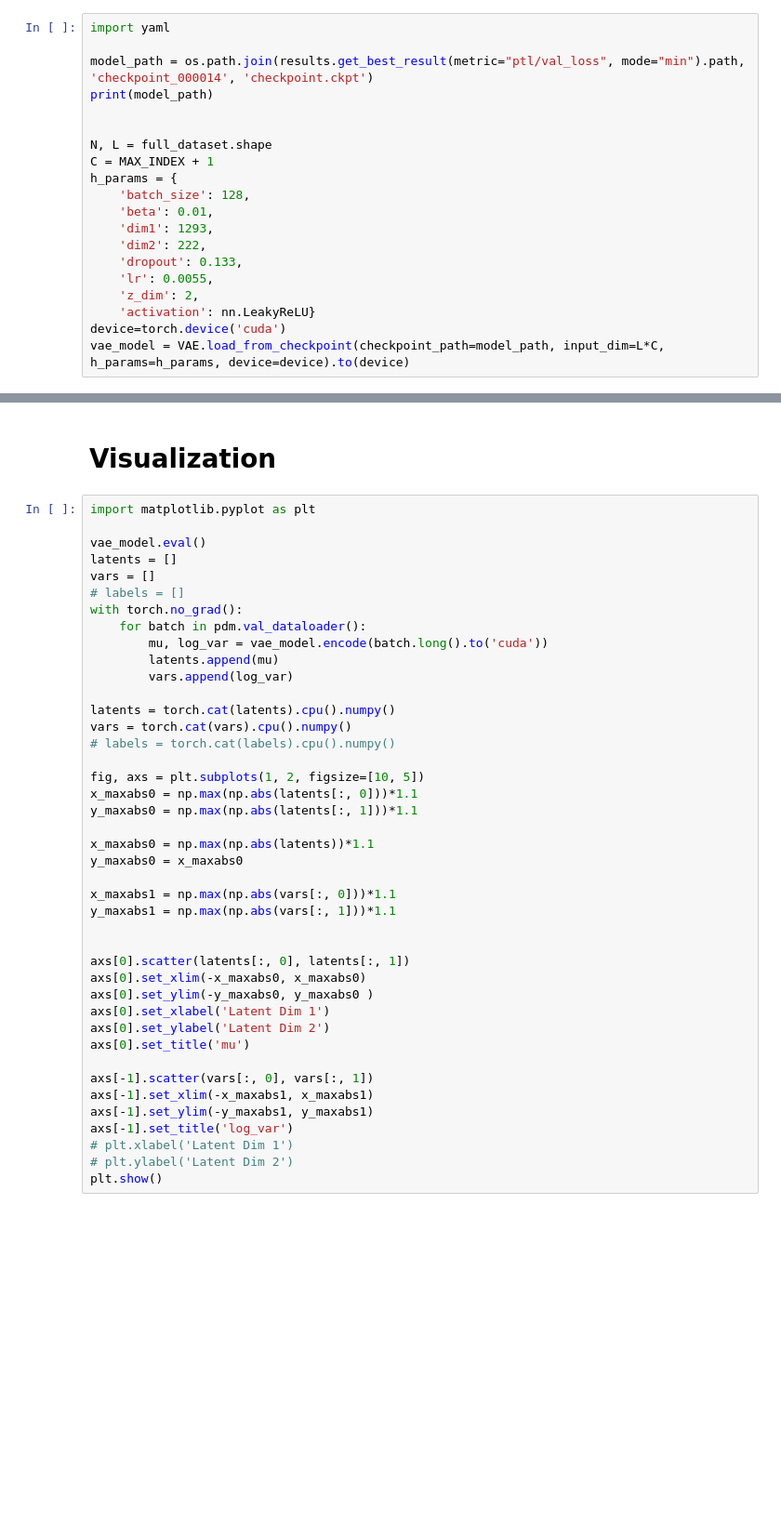
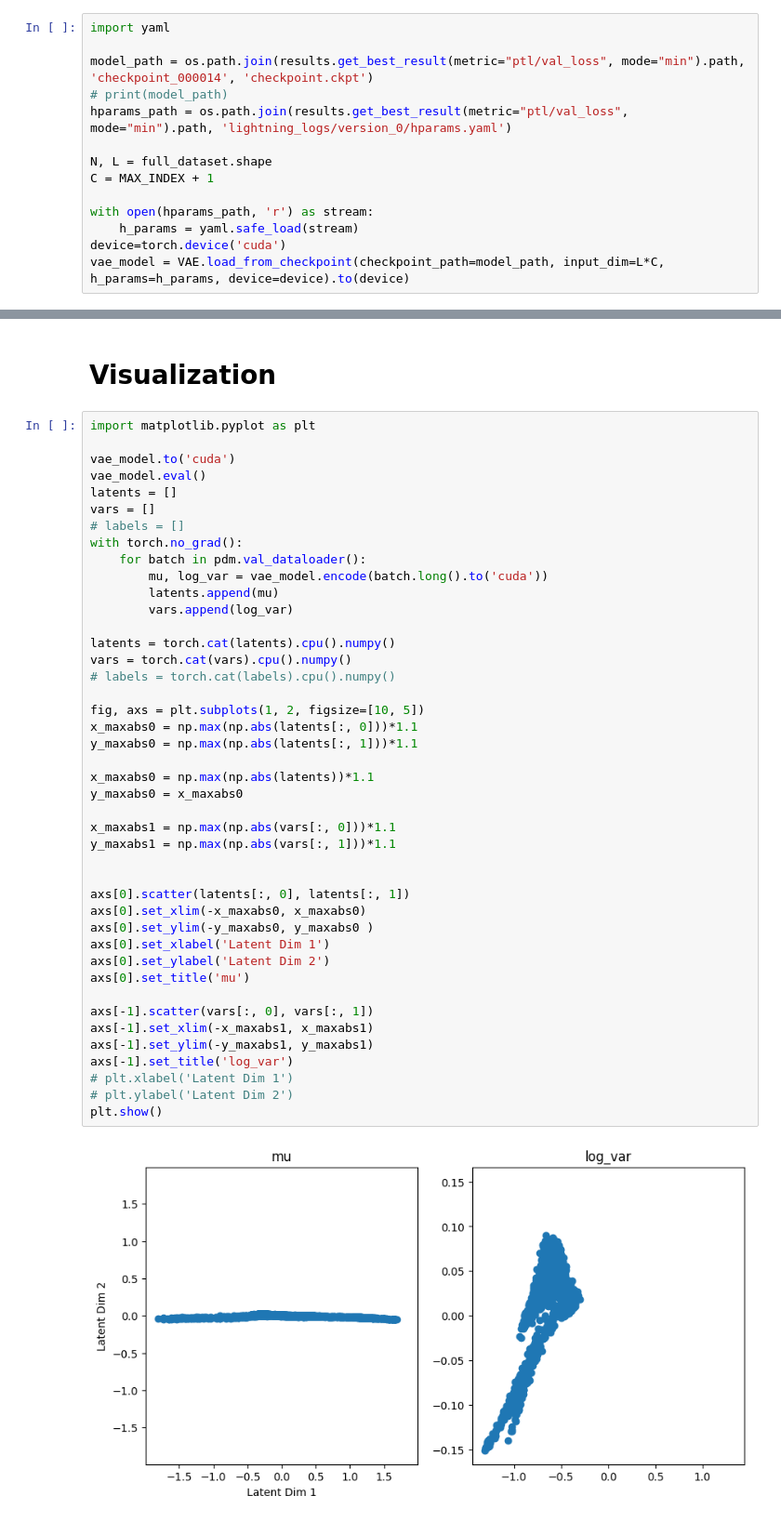
Before and after one commit to MasayukiNagai/ArgonauteAnalysis, a Jupyter notebook: VAE_ProteinFamily.ipynb, the cells around one changed output, grey strips where cells are left out. Shown: that part at 93% size. Saved outputs shown, nothing was run; the diff lists cells and outputs as text; blank space fills up the shorter version.

```diff
--- a/VAE_ProteinFamily.ipynb
+++ b/VAE_ProteinFamily.ipynb
@@ -587,19 +636,13 @@ results.get_best_result(metric="ptl/val_loss", mode="min")
 import yaml
 
 model_path = os.path.join(results.get_best_result(metric="ptl/val_loss", mode="min").path, 'checkpoint_000014', 'checkpoint.ckpt')
-print(model_path)
-
+# print(model_path)
+hparams_path = os.path.join(results.get_best_result(metric="ptl/val_loss", mode="min").path, 'lightning_logs/version_0/hparams.yaml')
 
 N, L = full_dataset.shape
 C = MAX_INDEX + 1
-h_params = {
-    'batch_size': 128,
-    'beta': 0.01,
-    'dim1': 1293,
-    'dim2': 222,
-    'dropout': 0.133,
-    'lr': 0.0055,
-    'z_dim': 2,
-    'activation': nn.LeakyReLU}
+
+with open(hparams_path, 'r') as stream:
+	h_params = yaml.safe_load(stream)
 device=torch.device('cuda')
 vae_model = VAE.load_from_checkpoint(checkpoint_path=model_path, input_dim=L*C, h_params=h_params, device=device).to(device)
@@ -608,6 +662,7 @@ vae_model = VAE.load_from_checkpoint(checkpoint_path=model_path, input_dim=L*C,
 # %%
 import matplotlib.pyplot as plt
 
+vae_model.to('cuda')
 vae_model.eval()
 latents = []
 vars = []
@@ -620,33 +675,35 @@ with torch.no_grad():
 
 latents = torch.cat(latents).cpu().numpy()
 vars = torch.cat(vars).cpu().numpy()
 # labels = torch.cat(labels).cpu().numpy()
 
 fig, axs = plt.subplots(1, 2, figsize=[10, 5])
 x_maxabs0 = np.max(np.abs(latents[:, 0]))*1.1
 y_maxabs0 = np.max(np.abs(latents[:, 1]))*1.1
 
 x_maxabs0 = np.max(np.abs(latents))*1.1
 y_maxabs0 = x_maxabs0
 
 x_maxabs1 = np.max(np.abs(vars[:, 0]))*1.1
 y_maxabs1 = np.max(np.abs(vars[:, 1]))*1.1
 
 
 axs[0].scatter(latents[:, 0], latents[:, 1])
 axs[0].set_xlim(-x_maxabs0, x_maxabs0)
 axs[0].set_ylim(-y_maxabs0, y_maxabs0 )
 axs[0].set_xlabel('Latent Dim 1')
 axs[0].set_ylabel('Latent Dim 2')
 axs[0].set_title('mu')
 
 axs[-1].scatter(vars[:, 0], vars[:, 1])
 axs[-1].set_xlim(-x_maxabs1, x_maxabs1)
 axs[-1].set_ylim(-y_maxabs1, y_maxabs1)
 axs[-1].set_title('log_var')
 # plt.xlabel('Latent Dim 1')
 # plt.ylabel('Latent Dim 2')
 plt.show()
+# %% [output]
+[figure, added]
 # %%
 import matplotlib.pyplot as plt
 
```
Also changed, not shown: parts of 13 cells of this notebook.
